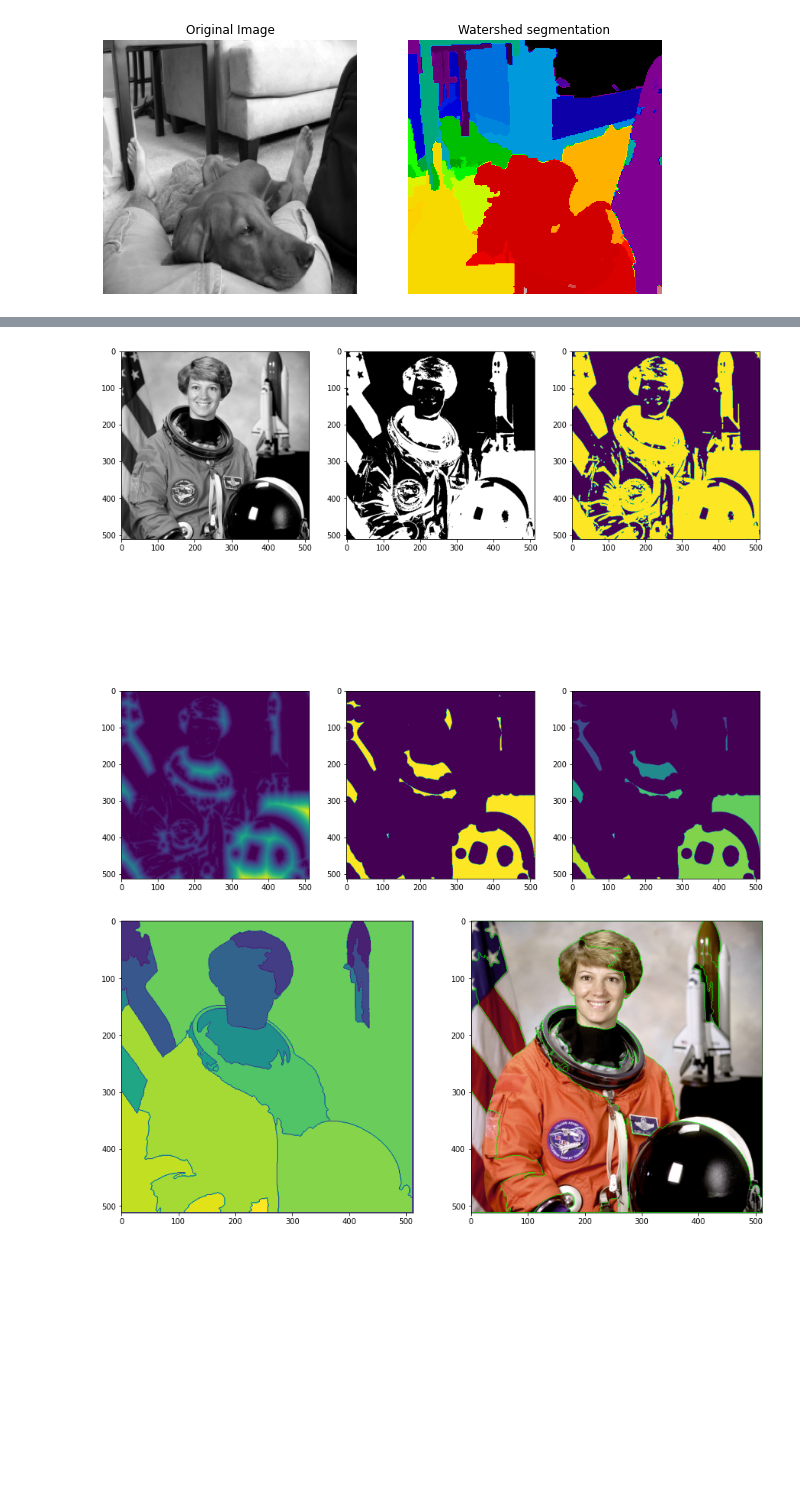
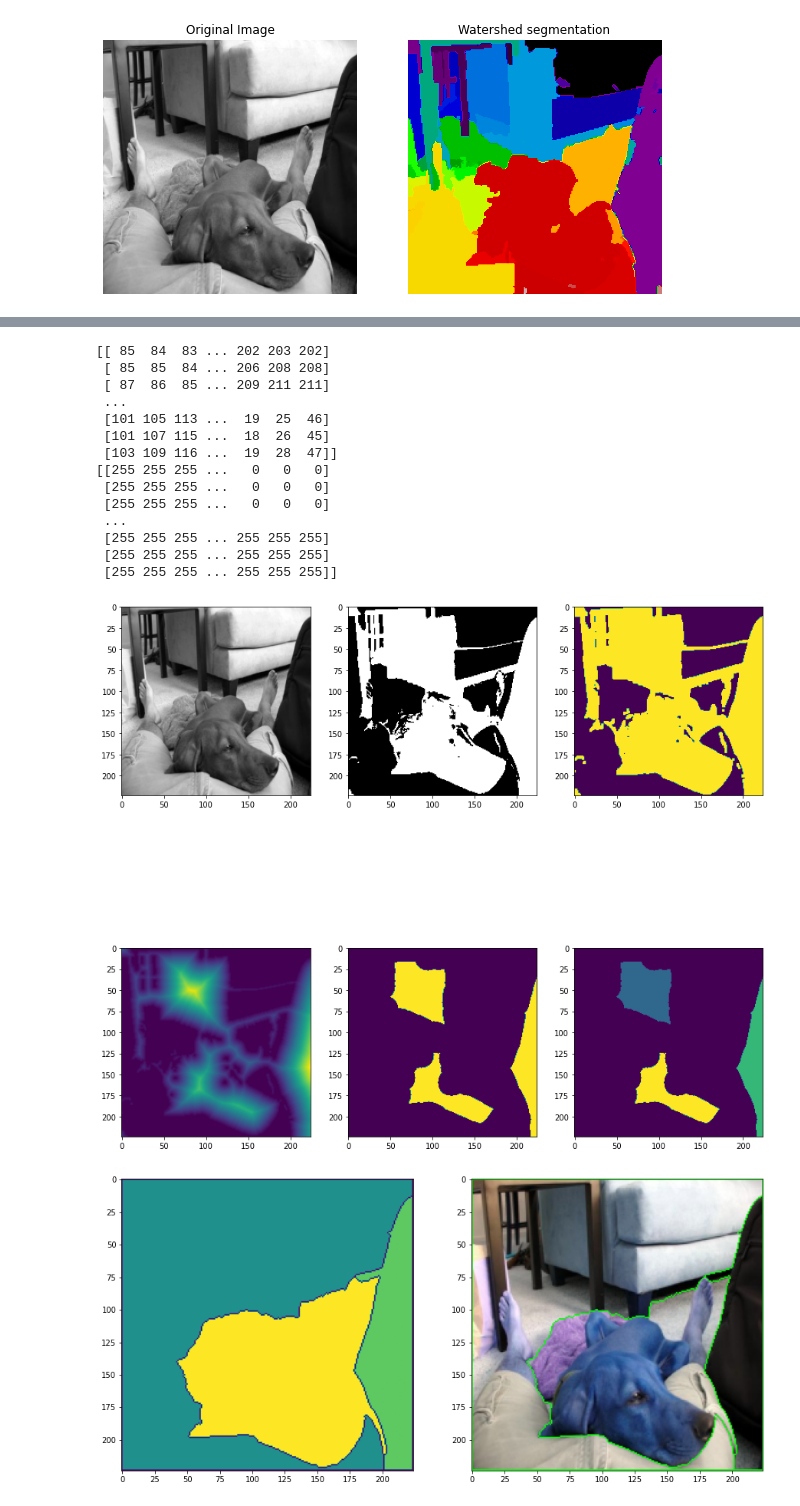
Before and after one commit to YSLCoat/learnableTokenizer, a Jupyter notebook: src/superpixelAlgorithms/WatershedNotebook.ipynb, the cells around one changed output, grey strips where cells are left out. Drawn from its saved outputs; the diff is of its cells as text; code cells hidden in the pictures; blank space fills up the shorter version.

```diff
--- a/src/superpixelAlgorithms/WatershedNotebook.ipynb
+++ b/src/superpixelAlgorithms/WatershedNotebook.ipynb
@@ -273,8 +273,10 @@ import matplotlib.pyplot as plt
 import numpy as np
 import os
 
+image, _ = train_dataset[random_index]
+
 def watershed():
-    img = image
+    img = np.asarray(image)
     imgRGB = cv.cvtColor(img, cv.COLOR_BGR2RGB)
     img = cv.cvtColor(img, cv.COLOR_BGR2GRAY)
 
@@ -292,32 +294,46 @@ def watershed():
     plt.imshow(imgDilate)
 
     plt.subplot(234)
     dist_transform = cv.distanceTransform(imgDilate, cv.DIST_L2, 5)
     plt.imshow(dist_transform)
 
     plt.subplot(235)
     _, distThresh = cv.threshold(dist_transform, 15, 255, cv.THRESH_BINARY)
     plt.imshow(distThresh)
 
     plt.subplot(236)
     distThresh = np.uint8(distThresh)
     _, labels = cv.connectedComponents(distThresh)
     plt.imshow(labels)
 
     plt.figure(figsize=(15, 15))
     plt.subplot(121)
     labels = np.int32(labels)
     labels = cv.watershed(imgRGB, labels)
     plt.imshow(labels)
 
     plt.subplot(122)
     imgRGB[labels == -1] = [0,255,0]
     plt.imshow(imgRGB)
 
 
     plt.show()
 
 watershed()
 # %% [output]
+[[ 85  84  83 ... 202 203 202]
+ [ 85  85  84 ... 206 208 208]
+ [ 87  86  85 ... 209 211 211]
+ ...
+ [101 105 113 ...  19  25  46]
+ [101 107 115 ...  18  26  45]
+ [103 109 116 ...  19  28  47]]
+[[255 255 255 ...   0   0   0]
+ [255 255 255 ...   0   0   0]
+ [255 255 255 ...   0   0   0]
+ ...
+ [255 255 255 ... 255 255 255]
+ [255 255 255 ... 255 255 255]
+ [255 255 255 ... 255 255 255]]
-[figure, old version]
+[figure, new version]
-[figure, old version]
+[figure, new version]
```
Also changed, not shown: parts of 3 cells of this notebook.
